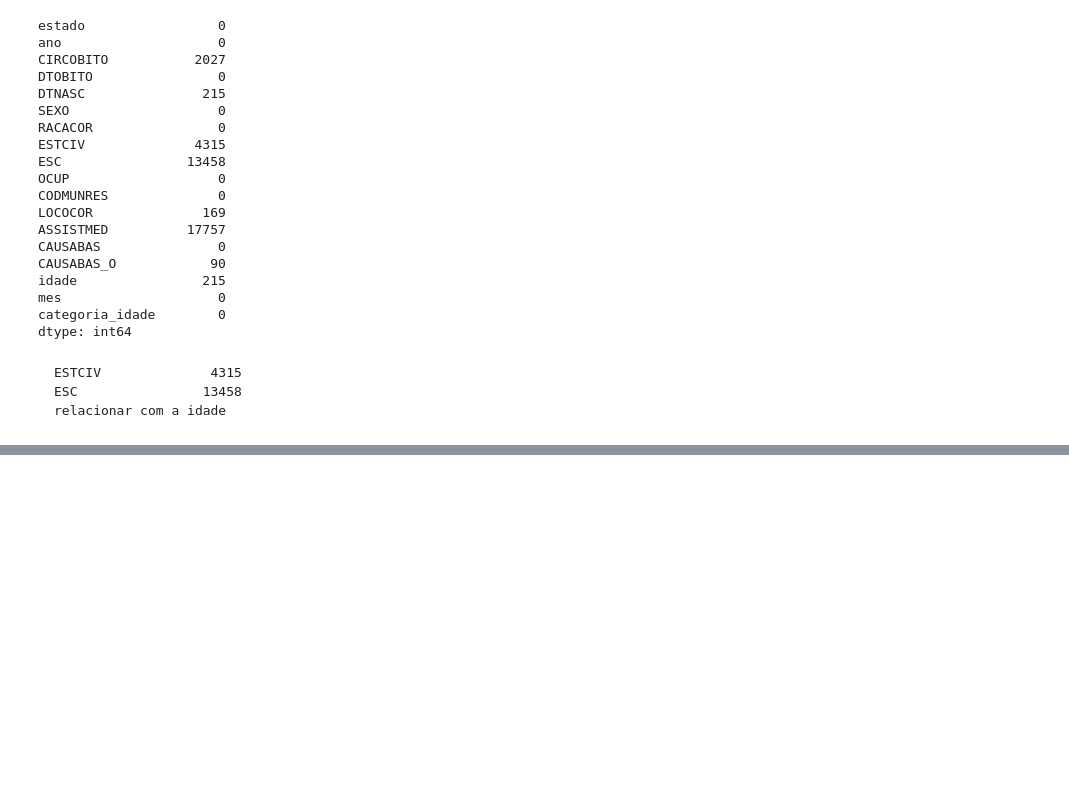
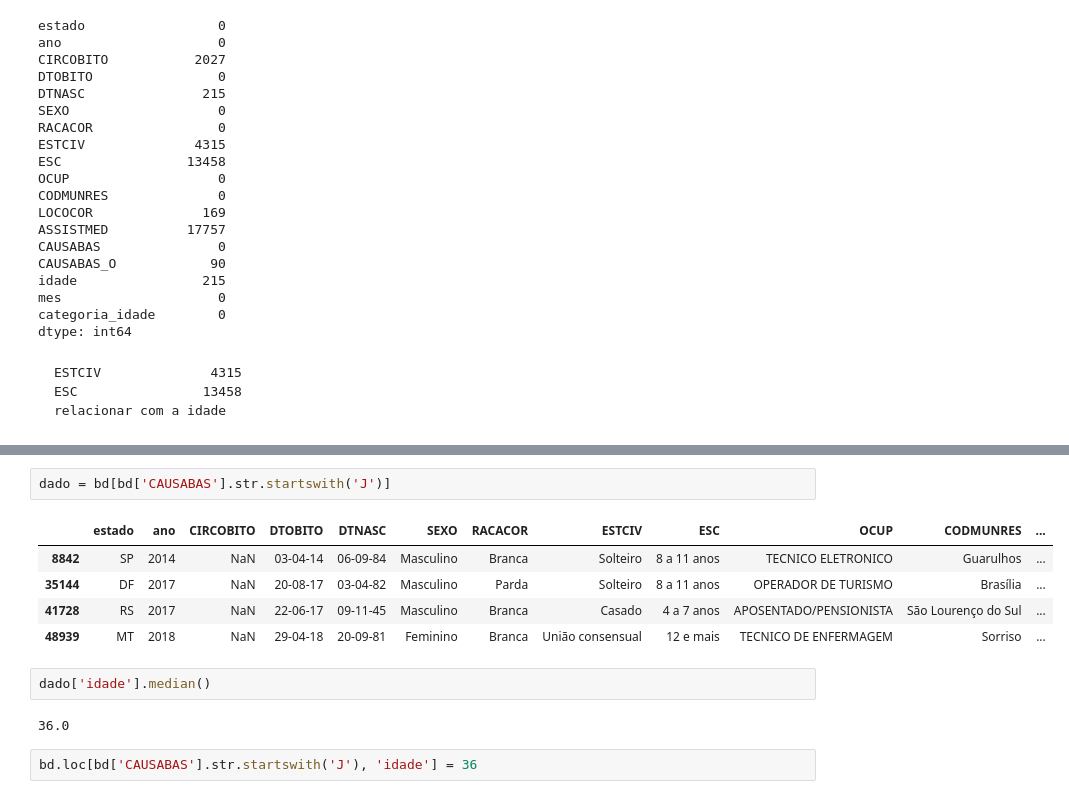
Before and after one commit to vitor1209/AnalisaAI, a Jupyter notebook: SaudeJovem/main.ipynb, the cells around one changed output, grey strips where cells are left out. Saved outputs shown, nothing was run; the diff lists cells and outputs as text; blank space fills up the shorter version.

```diff
--- a/SaudeJovem/main.ipynb
+++ b/SaudeJovem/main.ipynb
@@ -279,0 +357,14 @@ dtype: int64
+# %%
+dado = bd[bd['CAUSABAS'].str.startswith('J')]
+# %% [output]
+|  | estado | ano | CIRCOBITO | DTOBITO | DTNASC | SEXO | RACACOR | ESTCIV | ESC | OCUP | CODMUNRES | ... |
+| 8842 | SP | 2014 | NaN | 03-04-14 | 06-09-84 | Masculino | Branca | Solteiro | 8 a 11 anos | TECNICO ELETRONICO | Guarulhos | ... |
+| 35144 | DF | 2017 | NaN | 20-08-17 | 03-04-82 | Masculino | Parda | Solteiro | 8 a 11 anos | OPERADOR DE TURISMO | Brasília | ... |
+| 41728 | RS | 2017 | NaN | 22-06-17 | 09-11-45 | Masculino | Branca | Casado | 4 a 7 anos | APOSENTADO/PENSIONISTA | São Lourenço do Sul | ... |
+| 48939 | MT | 2018 | NaN | 29-04-18 | 20-09-81 | Feminino | Branca | União consensual | 12 e mais | TECNICO DE ENFERMAGEM | Sorriso | ... |
+# %%
+dado['idade'].median()
+# %% [output]
+36.0
+# %%
+bd.loc[bd['CAUSABAS'].str.startswith('J'), 'idade'] = 36
```
Also changed, not shown: parts of 9 cells of this notebook.
